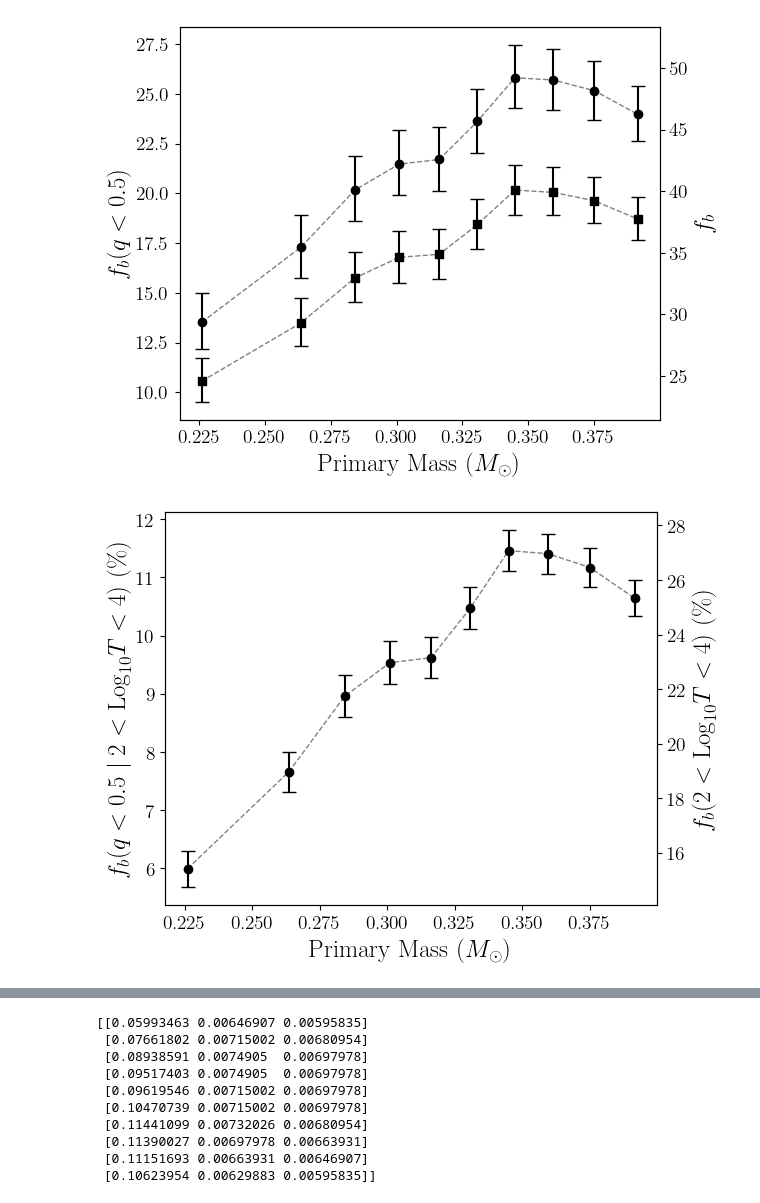
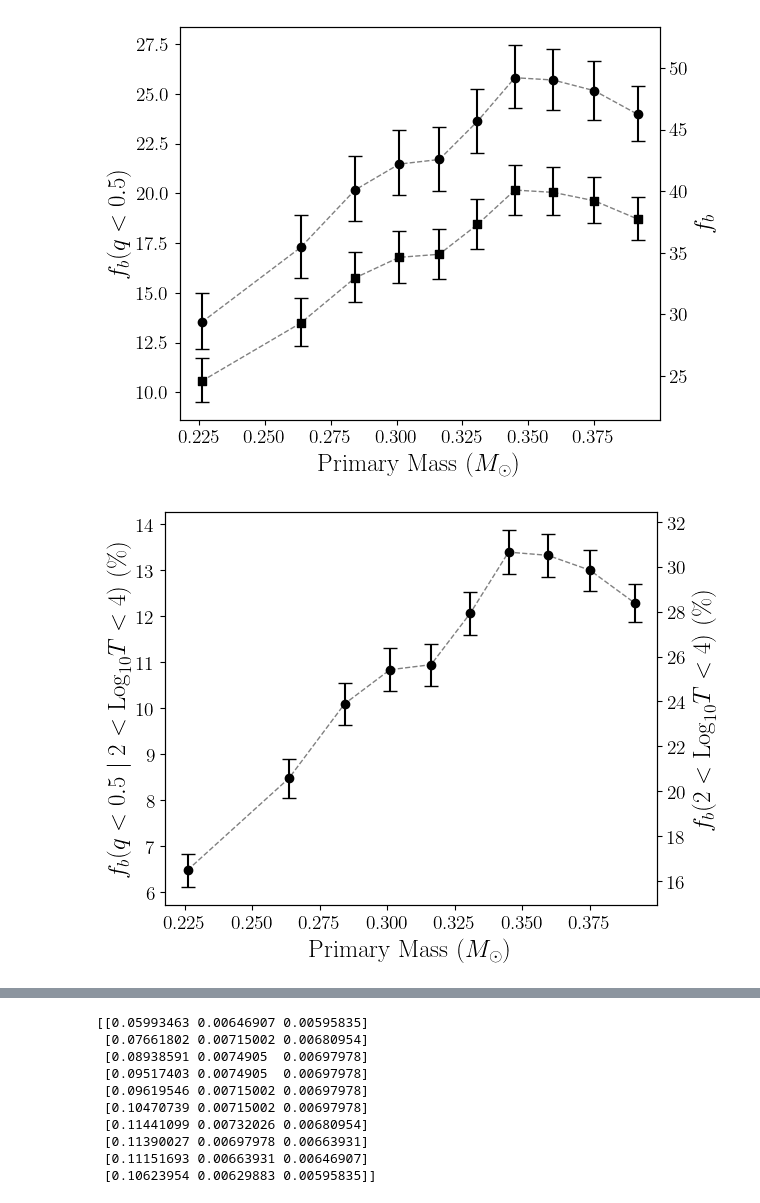
Before and after one commit to BenPennell/BrownDwarfProbabilities, a Jupyter notebook: Results.ipynb, the cells around one changed output, grey strips where cells are left out. Saved outputs shown, nothing was run; the diff lists cells and outputs as text; code cells hidden in the pictures.

```diff
--- a/Results.ipynb
+++ b/Results.ipynb
@@ -176,36 +176,34 @@ mass_lims_b = np.percentile(masses, percentiles_b)
 bin_centers = (mass_lims_b[1:] + mass_lims_b[:-1]) / 2
 
 period_scaling = Sampler.area_in_range((2,4), 4, 1.3, resolution=500)/Sampler.area_in_range((1,8), 4, 1.3, resolution=500)
 new_results = np.zeros(synth_results.shape)
-new_results[:,0] = synth_results[:,0]*period_scaling
-new_results[:,2] = new_results[:,0] - (synth_results[:,0] - synth_results[:,2])*period_scaling
-new_results[:,1] = (synth_results[:,0] + synth_results[:,1])*period_scaling - new_results[:,0]
+new_results[:,0] = Sampler.convert_binarity(synth_results[:,0], period_scaling)
 
 fbs = np.linspace(0.02,0.98,len(likelihood_set[0]))
 dtheta = fbs[1] - fbs[0]
 
 # First panel: flat binarity
 ind_max = np.argmax(likelihood_set, axis=1)
 second_derivative = np.array([likelihood_set[i,ind_max[i] + 1] - 2 * likelihood_set[i,ind_max[i]] + likelihood_set[i,ind_max[i] - 1] for i in range(len(likelihood_set))])/dtheta**2
 sigma = 1 / np.sqrt(-second_derivative)
 
-sigma_m = new_results[:,0] - (synth_results[:,0] - sigma)*period_scaling # only need to do one side, it's the same
+sigma_m = new_results[:,0] - Sampler.convert_binarity(synth_results[:,0] - sigma, period_scaling) # only need to do one side, it's the same
 #sigma_p = (synth_results[:,0] + sigma)*period_scaling - new_results[:,0]
 
 plt.errorbar(bin_centers, 100*new_results[:,0], yerr=(100*sigma_m), fmt='none', capsize=5, ecolor='k', zorder=1);
 plt.scatter(bin_centers, 100*new_results[:,0], marker='o', c="k", zorder=2);
 plt.plot(bin_centers, 100*new_results[:,0], c="grey", linestyle="--", lw=1, zorder=1);
 
 plt.xlabel(f"Primary Mass ($M_\odot$)");
 #plt.ylabel(r"$f_{b,obs}(q<0.5)$");
 plt.ylabel(r"$f_b(q<0.5 \mid 2 < \text{Log}_{10}T < 4)$ (\%)");
 
 ymin, ymax = plt.ylim()
 ax = plt.twinx();
 ax.set_ylim(Sampler.convert_binarity(ymin/100, a)*100, Sampler.convert_binarity(ymax/100, a)*100);
 ax.set_ylabel(r"$f_b(2 < \text{Log}_{10}T < 4)$ (\%)");
 #ax.set_ylabel(r"$f_{b,obs}$");
 plt.tight_layout();
-plt.savefig("./plots/real_data_detectable.png", dpi=800, transparent=True)
+plt.savefig("./plots/real_data_detectable.pdf", dpi=800, transparent=True)
 # %% [output]
-[figure, old version]
+[figure, new version]
```
Also changed, not shown: parts of 19 cells of this notebook, 22 other files.
